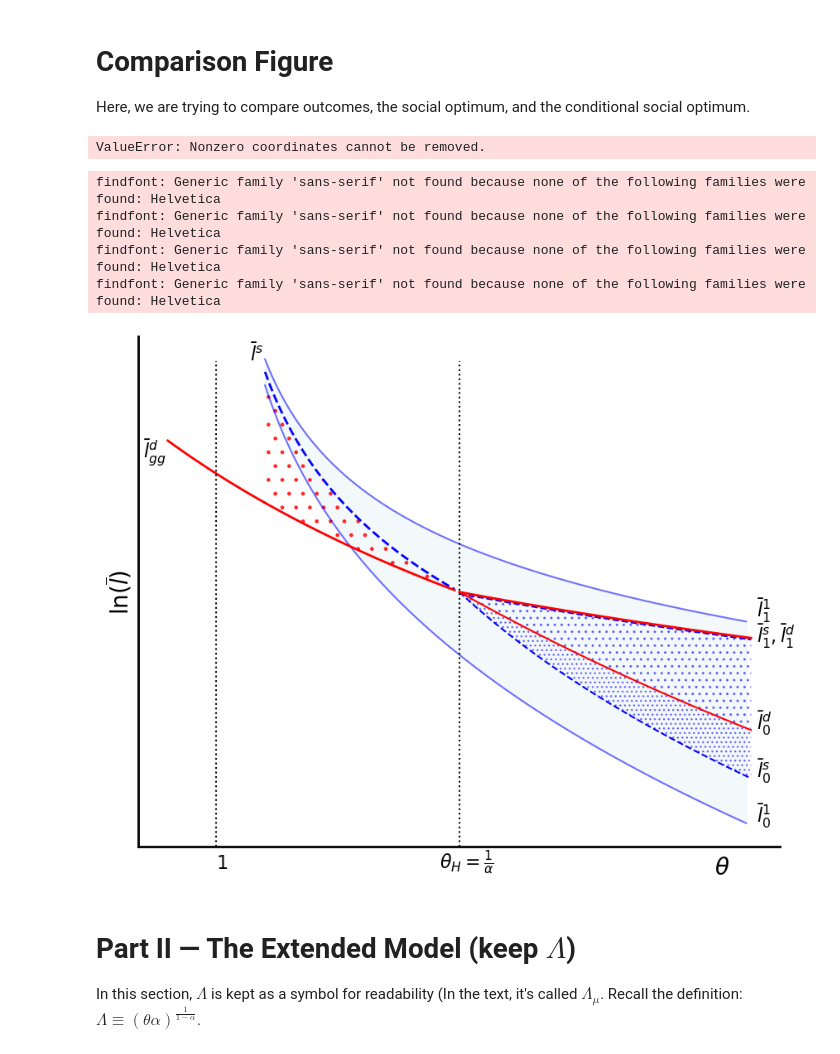
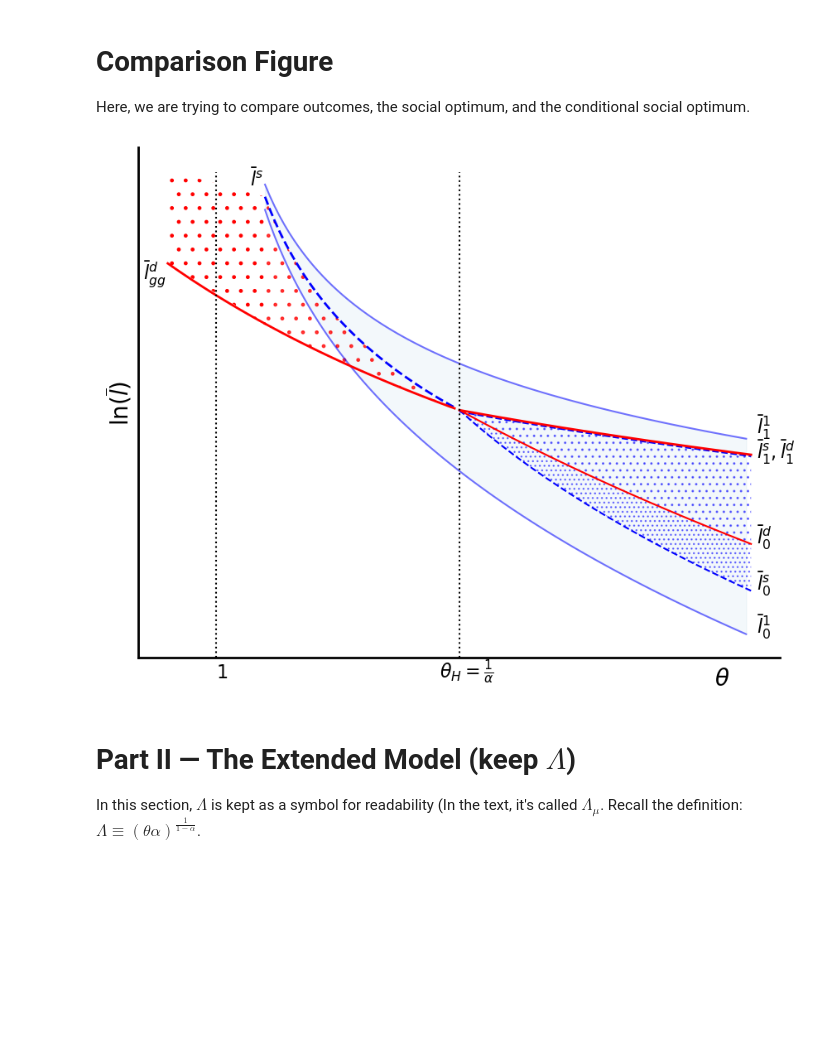
Before and after one commit to open-enclose/open-enclose.github.io, a Jupyter notebook: Model_Construction.ipynb, the cells around one changed output. Cells and saved outputs as stored; diff of their text form; code cells hidden in the pictures; blank space fills up the shorter version.

Commit message:
Fixed broken figure

```diff
--- a/Model_Construction.ipynb
+++ b/Model_Construction.ipynb
@@ -684,6 +730,7 @@ import numpy as np
 import matplotlib.pyplot as plt
 
 from matplotlib.lines import Line2D
+from matplotlib.patches import Polygon as MplPolygon
 
 ##### Base parameters  and switch #####
 
@@ -798,43 +845,35 @@ upper_label = ax.text(the_r1[0]-.03,ln_pdgg[0]+1.56, r'$\bar l^s$', fontsize=16)
 ax.fill_between(the_1, ln_l01, ln_l11, alpha=.05, color='C0')
 ax.fill_between(the_r1, ln_pdgg, ln_ps, alpha=.75, hatch='.', color='none', linewidth=0.0, edgecolor='red'  )
 
 ax.fill_between(the_r2, ln_l0d, ln_ps0, alpha=.5, hatch='...', color='none', linewidth=0.0, edgecolor='blue' )
 ax.fill_between(the_r2, ln_l0d, ln_l1d, alpha=.5, hatch='..', color='none', linewidth=0.0, edgecolor='blue')
 
 
 ### Doing hatches out of the standard area
 
 poly_points = [[exr[0], ln_pdgge[0]],
                [the_r1[0], ln_pdgg[0]],
                [the_r1[0], ln_ps[0]],
                [exr[0], ln_ps[0]+.3]]
 
 
-triang = ax.add_patch(Polygon (poly_points, closed=True, fill=False, linewidth=0))
+triang = ax.add_patch(MplPolygon(poly_points, closed=True, fill=False, linewidth=0))
 triang.set_hatch('.')
 triang.set_edgecolor('red')
-
-
-
 
 if cond_opt == False:
     ax.text(1.3, .9, 'Partial enclosure', rotation=-25, size=18)
 
 #if cond_opt == True:
 #    ax.text(1.74, .2, 'Too much enclosure', rotation=-15, size=11)
 #    ax.text(1.74, -.2, 'Too little enclosure', rotation=-19, size=11)
 
 if cond_opt == False:
     fig.savefig('Figures/comparison.png')
 else:
     fig.savefig('Figures/comparison.png')
 # %% [output]
-ValueError: Nonzero coordinates cannot be removed.
-findfont: Generic family 'sans-serif' not found because none of the following families were found: Helvetica
-findfont: Generic family 'sans-serif' not found because none of the following families were found: Helvetica
-findfont: Generic family 'sans-serif' not found because none of the following families were found: Helvetica
-findfont: Generic family 'sans-serif' not found because none of the following families were found: Helvetica
-[figure, old version]
+[figure, new version]
 # %% [markdown]
 # Part II — The Extended Model (keep $\Lambda$)
 
```
Also changed, not shown: parts of 25 cells of this notebook, 3 other files.
